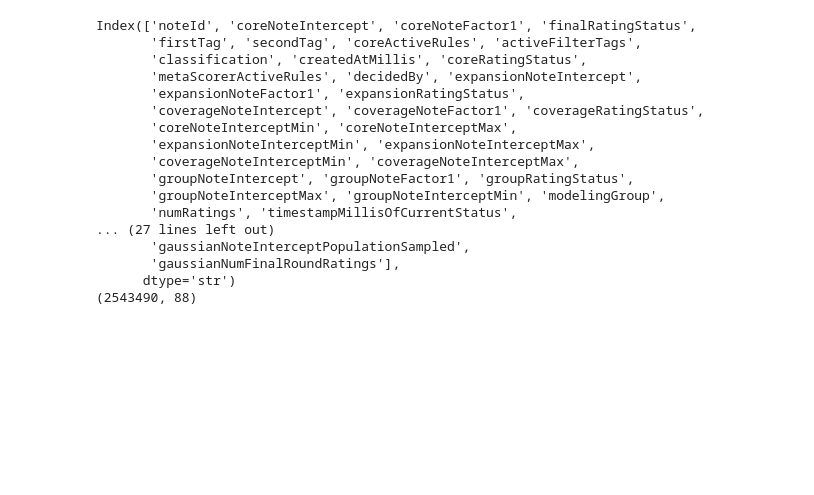
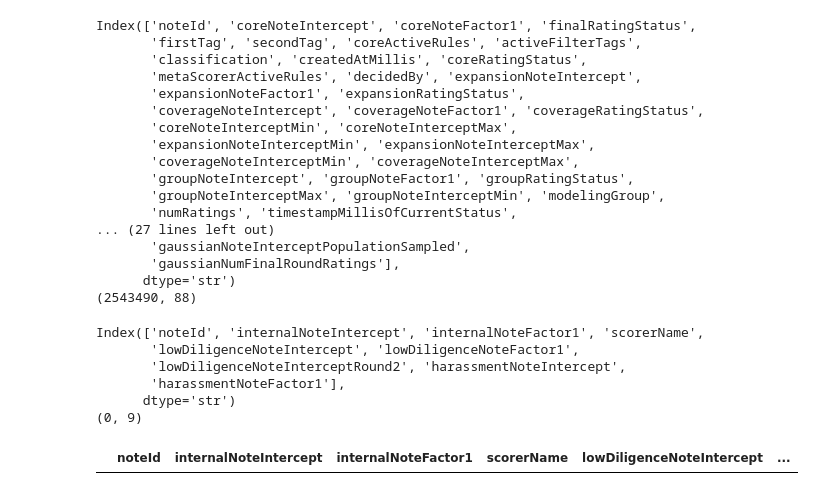
Before and after one commit to qiaoyc2/494-algo-representations, a Jupyter notebook: task2.ipynb, the cells around one changed output. Drawn from its saved outputs; the diff is of its cells as text; code cells hidden in the pictures; blank space fills up the shorter version.

```diff
--- a/task2.ipynb
+++ b/task2.ipynb
@@ -484,3 +496,16 @@ Index(['noteId', 'coreNoteIntercept', 'coreNoteFactor1', 'finalRatingStatus',
        'gaussianNumFinalRoundRatings'],
       dtype='str')
 (2543490, 88)
+# %%
+prescore_note_model = pd.read_csv("processed_data/prescoring_note_model_output.tsv", sep="\t", low_memory=False)
+print(prescore_note_model.columns)
+print(prescore_note_model.shape)
+prescore_note_model.head(2)
+# %% [output]
+Index(['noteId', 'internalNoteIntercept', 'internalNoteFactor1', 'scorerName',
+       'lowDiligenceNoteIntercept', 'lowDiligenceNoteFactor1',
+       'lowDiligenceNoteInterceptRound2', 'harassmentNoteIntercept',
+       'harassmentNoteFactor1'],
+      dtype='str')
+(0, 9)
+|  | noteId | internalNoteIntercept | internalNoteFactor1 | scorerName | lowDiligenceNoteIntercept | ... |
```
Also changed, not shown: parts of 5 cells of this notebook.
